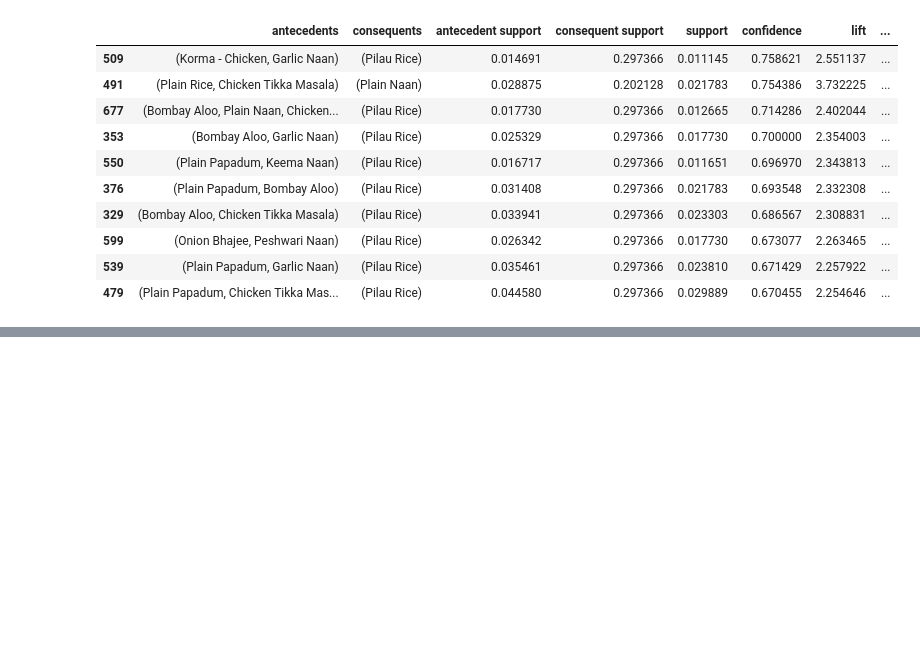
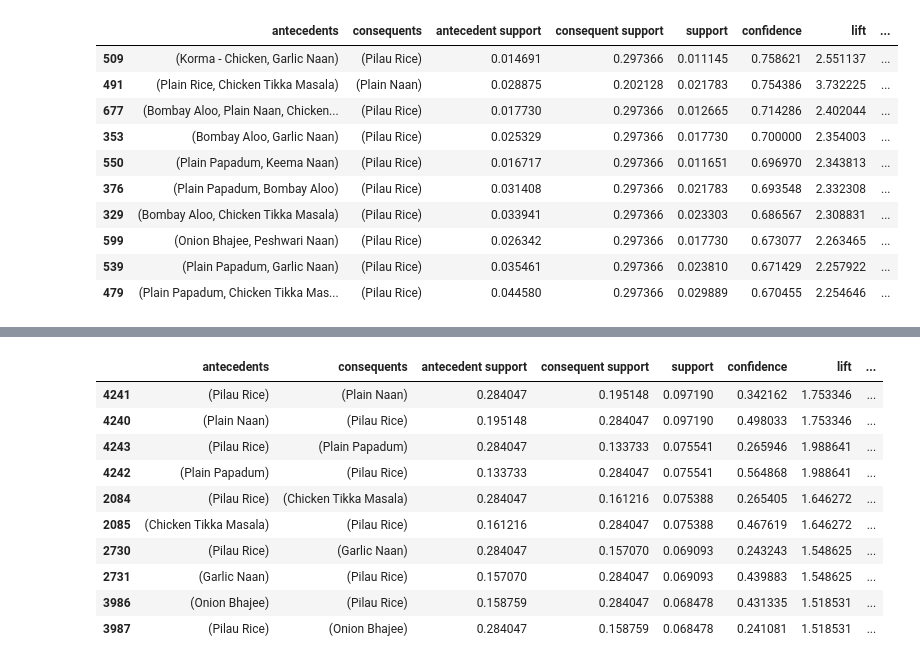
Before and after one commit to joyb05/Market-Basket-Analysis-Restaurant-Dataset, a Jupyter notebook: Market_Basket_Analysis_Restaurant_Dataset.ipynb, the cells around one changed output, grey strips where cells are left out. Cells and saved outputs as stored; diff of their text form; code cells hidden in the pictures; blank space fills up the shorter version.

```diff
--- a/Market_Basket_Analysis_Restaurant_Dataset.ipynb
+++ b/Market_Basket_Analysis_Restaurant_Dataset.ipynb
@@ -939,0 +1018,15 @@ top_confidence2.head(10)
+# %%
+top_support2 = rules_week.sort_values('support', ascending= False)
+top_support2.head(10)
+# %% [output]
+|  | antecedents | consequents | antecedent support | consequent support | support | confidence | lift | ... |
+| 4241 | (Pilau Rice) | (Plain Naan) | 0.284047 | 0.195148 | 0.097190 | 0.342162 | 1.753346 | ... |
+| 4240 | (Plain Naan) | (Pilau Rice) | 0.195148 | 0.284047 | 0.097190 | 0.498033 | 1.753346 | ... |
+| 4243 | (Pilau Rice) | (Plain Papadum) | 0.284047 | 0.133733 | 0.075541 | 0.265946 | 1.988641 | ... |
+| 4242 | (Plain Papadum) | (Pilau Rice) | 0.133733 | 0.284047 | 0.075541 | 0.564868 | 1.988641 | ... |
+| 2084 | (Pilau Rice) | (Chicken Tikka Masala) | 0.284047 | 0.161216 | 0.075388 | 0.265405 | 1.646272 | ... |
+| 2085 | (Chicken Tikka Masala) | (Pilau Rice) | 0.161216 | 0.284047 | 0.075388 | 0.467619 | 1.646272 | ... |
+| 2730 | (Pilau Rice) | (Garlic Naan) | 0.284047 | 0.157070 | 0.069093 | 0.243243 | 1.548625 | ... |
+| 2731 | (Garlic Naan) | (Pilau Rice) | 0.157070 | 0.284047 | 0.069093 | 0.439883 | 1.548625 | ... |
+| 3986 | (Onion Bhajee) | (Pilau Rice) | 0.158759 | 0.284047 | 0.068478 | 0.431335 | 1.518531 | ... |
+| 3987 | (Pilau Rice) | (Onion Bhajee) | 0.284047 | 0.158759 | 0.068478 | 0.241081 | 1.518531 | ... |
```
Also changed, not shown: parts of 33 cells of this notebook.
